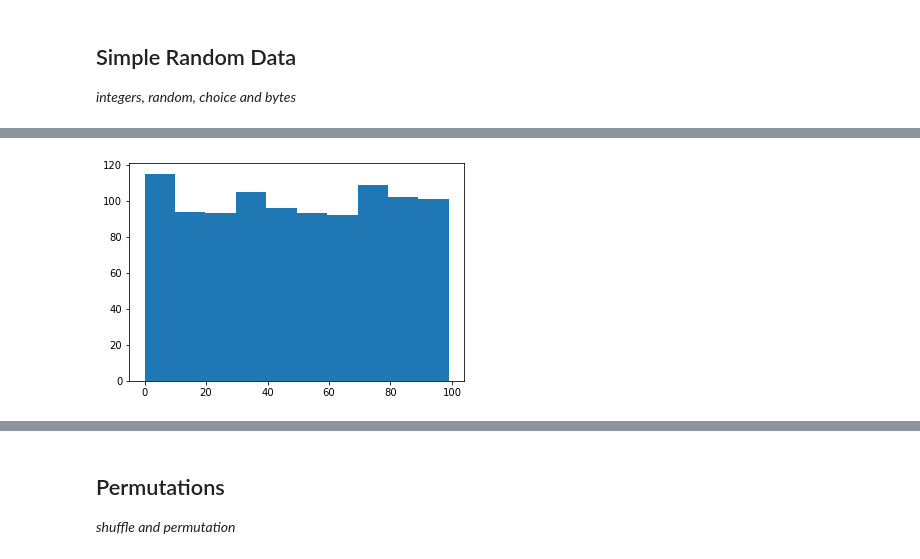
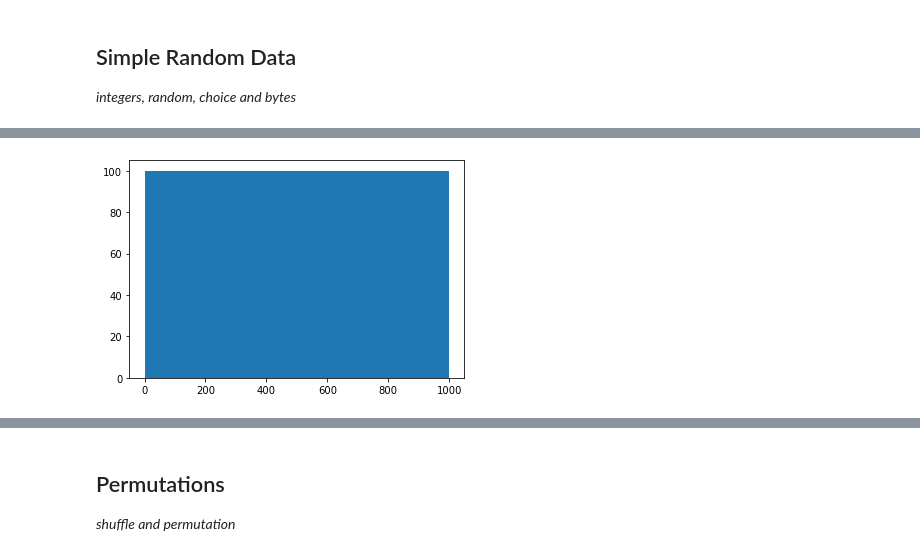
Before and after one commit to dervlac/numpy-assignment, a Jupyter notebook: NumPy Analysis.ipynb, the cells around one changed output, grey strips where cells are left out. Saved outputs shown, nothing was run; the diff lists cells and outputs as text; code cells hidden in the pictures.

```diff
--- a/NumPy Analysis.ipynb
+++ b/NumPy Analysis.ipynb
@@ -32,6 +102,6 @@ plt.show()
 # %%
-x3 = rng.choice(100,size=1000,replace=True)
-plt.hist(x3)
+y3 = rng.choice(1000,size=1000,replace=False)
+plt.hist(y3)
 plt.show()
 # %% [output]
-[figure, old version]
+[figure, new version]
```
Also changed, not shown: parts of 25 cells of this notebook.
